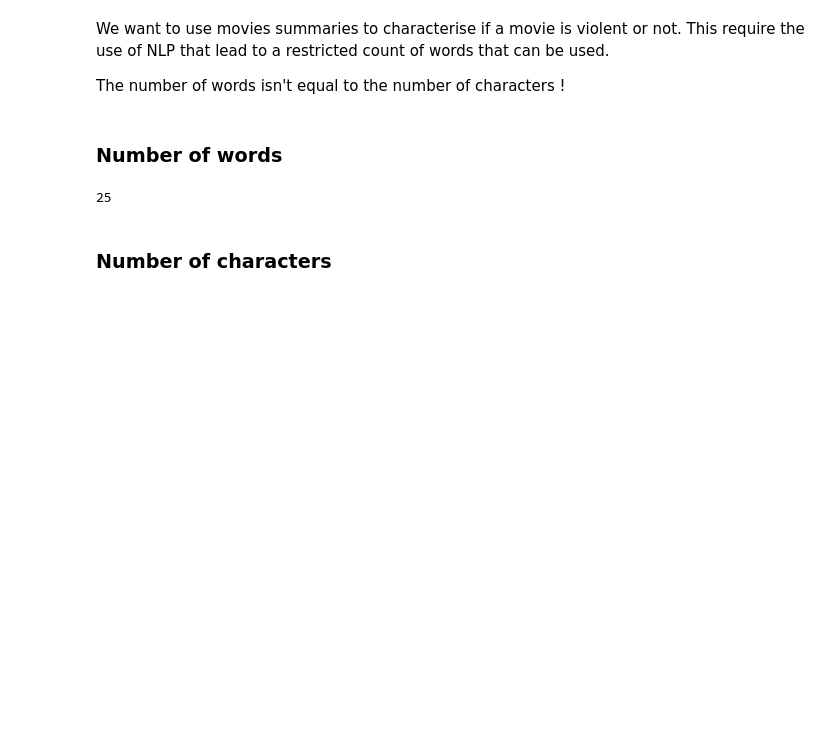
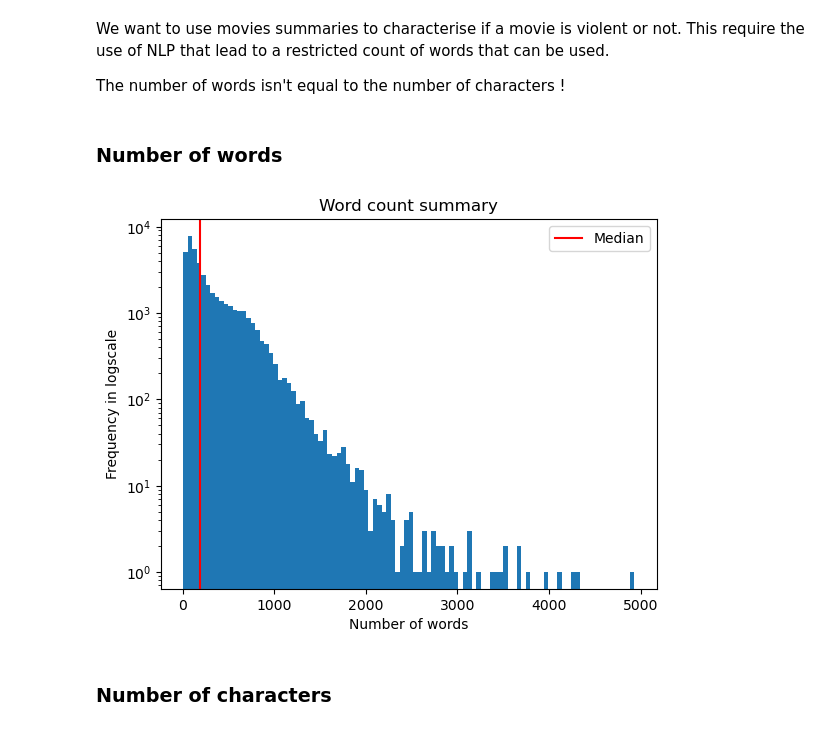
Before and after one commit to epfl-ada/ada-2024-project-alligatorsdontapologize24, a Jupyter notebook: src/Exploratory_Data_Analysis.ipynb, the cells around one changed output. Drawn from its saved outputs; the diff is of its cells as text; code cells hidden in the pictures; blank space fills up the shorter version.

Commit message:
Further investigation of dataset: word count, country extraction and release date analysis

```diff
--- a/src/Exploratory_Data_Analysis.ipynb
+++ b/src/Exploratory_Data_Analysis.ipynb
@@ -12,18 +13,17 @@ CLEAN_DATA_FOLDER = '../data/CLEAN/'
 # Load the movie metadata
 CMU_movie_metadata = pd.read_csv(RAW_DATA_FOLDER+'CMU_Movies_Dataset/movie.metadata.tsv', delimiter='\t', header=None)
 CMU_movie_metadata.columns = ['wikipedia_movie_ID', 'freebase_movie_ID', 'movie_name', 'movie_release_date', 'movie_box_office_revenue', 'movie_runtime', 'movie_languages', 'movie_countries', 'movie_genres']
+CMU_movie_metadata.set_index('wikipedia_movie_ID', inplace=True) # Use the wikipedia_movie_ID as the index
 CMU_movie_metadata.head(10)
 
 # Load the character metadata
 CMU_char_metadata = pd.read_csv(RAW_DATA_FOLDER+'CMU_Movies_Dataset/character.metadata.tsv', sep='\t', header=None)
 CMU_char_metadata.columns = ['wikipedia_movie_ID', 'freebase_movie_ID', 'movie_release_date', 'character_name', 'actor_DOB', 'actor_gender', 'actor_height_meters', 'actor_ethnicity', 'actor_name', 'actor_age_at_movie_release', 'freebase_character_actor_map_ID', 'freebase_character_ID', 'freebase_actor_ID']
+CMU_char_metadata.set_index('wikipedia_movie_ID', inplace=True)
 
 # Load the plot summaries
 CMU_plot_summary = pd.read_csv(RAW_DATA_FOLDER+'CMU_Movies_Dataset/plot_summaries.txt', sep='\t', header=None)
 CMU_plot_summary.columns = ['wikipedia_movie_ID', 'plot_summary']
+CMU_plot_summary.set_index('wikipedia_movie_ID', inplace=True)
 
-#######
-
-# Include the other parts of the dataset if needed
-
-######
+print("Is the new index unique ? Answer : {}".format(CMU_movie_metadata.index.is_unique)) # Ensures that we chose a good new index
@@ -47,10 +121,19 @@ We want to use movies summaries to characterise if a movie is violent or not. Th
 The number of words isn't equal to the number of characters !
 # %% [markdown]
 ### Number of words
-# %%
-len(CMU_plot_summary.plot_summary[0].split())
-# %% [output]
-25
+# %%
+CMU_plot_summary["Number_words"] = CMU_plot_summary.plot_summary.apply(lambda x: len(x.split()))
+nb_words_median = CMU_plot_summary.Number_words.median()
+# %%
+plt.hist(CMU_plot_summary["Number_words"], log=True,bins=100)
+plt.title("Word count summary")
+plt.ylabel("Frequency in logscale")
+plt.axvline(x = nb_words_median, color = 'r', label = 'Median')
+plt.legend()
+plt.xlabel("Number of words")
+plt.show()
+# %% [output]
+[figure, added]
 # %% [markdown]
 ### Number of characters
 # %%
```
Also changed, not shown: parts of 23 cells of this notebook.
